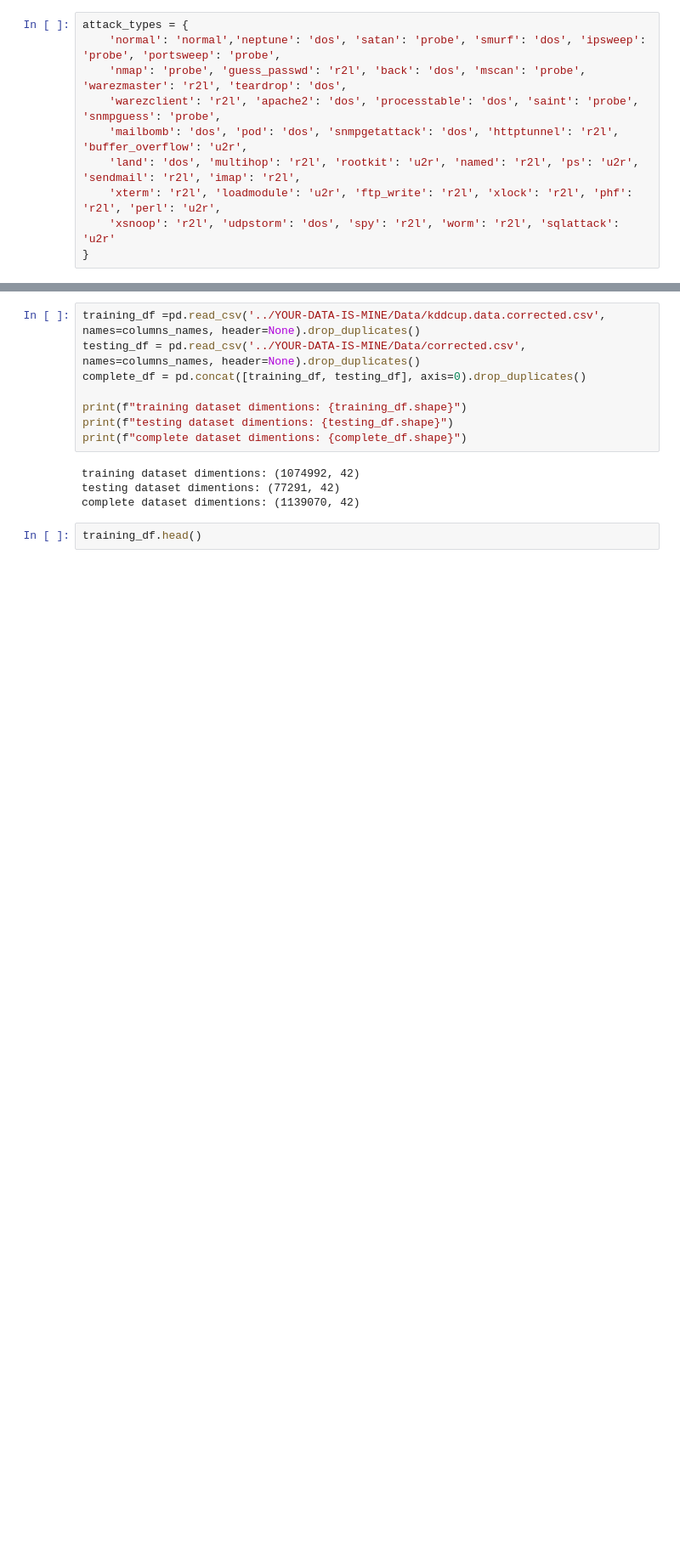
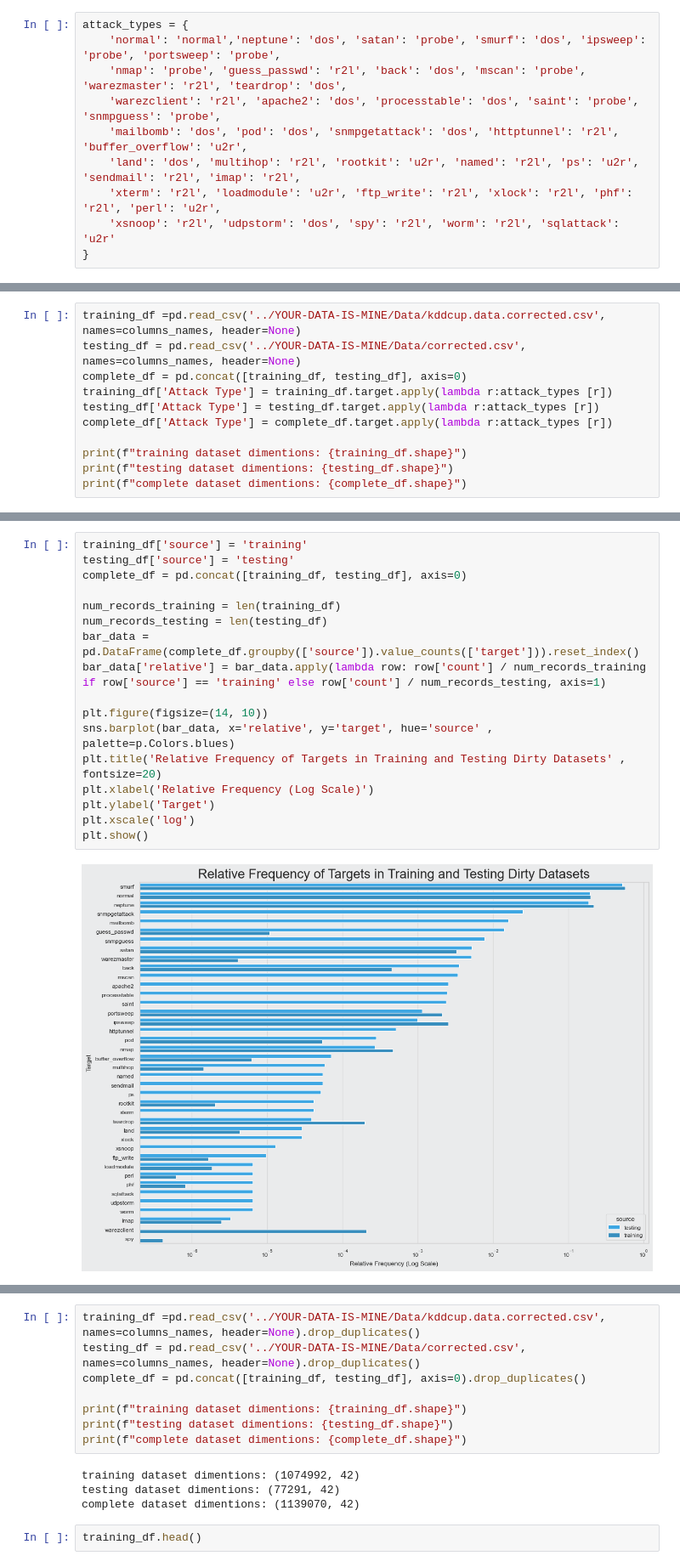
Before and after one commit to WildCodeWolf/Your-Data-Is-Mine, a Jupyter notebook: KDDEDA.ipynb, the cells around one changed output, grey strips where cells are left out. Shown at 85% size. Drawn from its saved outputs; the diff is of its cells as text; blank space fills up the shorter version.

```diff
--- a/KDDEDA.ipynb
+++ b/KDDEDA.ipynb
@@ -76,0 +79,11 @@ attack_types = {
+# %%
+training_df =pd.read_csv('../YOUR-DATA-IS-MINE/Data/kddcup.data.corrected.csv', names=columns_names, header=None)
+testing_df = pd.read_csv('../YOUR-DATA-IS-MINE/Data/corrected.csv', names=columns_names, header=None)
+complete_df = pd.concat([training_df, testing_df], axis=0)
+training_df['Attack Type'] = training_df.target.apply(lambda r:attack_types [r])
+testing_df['Attack Type'] = testing_df.target.apply(lambda r:attack_types [r])
+complete_df['Attack Type'] = complete_df.target.apply(lambda r:attack_types [r])
+
+print(f"training dataset dimentions: {training_df.shape}")
+print(f"testing dataset dimentions: {testing_df.shape}")
+print(f"complete dataset dimentions: {complete_df.shape}")
@@ -76,0 +104,19 @@ attack_types = {
+# %%
+training_df['source'] = 'training'
+testing_df['source'] = 'testing'
+complete_df = pd.concat([training_df, testing_df], axis=0)
+
+num_records_training = len(training_df)
+num_records_testing = len(testing_df)
+bar_data = pd.DataFrame(complete_df.groupby(['source']).value_counts(['target'])).reset_index()
+bar_data['relative'] = bar_data.apply(lambda row: row['count'] / num_records_training if row['source'] == 'training' else row['count'] / num_records_testing, axis=1)
+
+plt.figure(figsize=(14, 10))
+sns.barplot(bar_data, x='relative', y='target', hue='source' , palette=p.Colors.blues)
+plt.title('Relative Frequency of Targets in Training and Testing Dirty Datasets' , fontsize=20)
+plt.xlabel('Relative Frequency (Log Scale)')
+plt.ylabel('Target')
+plt.xscale('log')
+plt.show()
+# %% [output]
+[figure, added]
```
Also changed, not shown: parts of 38 cells of this notebook.
